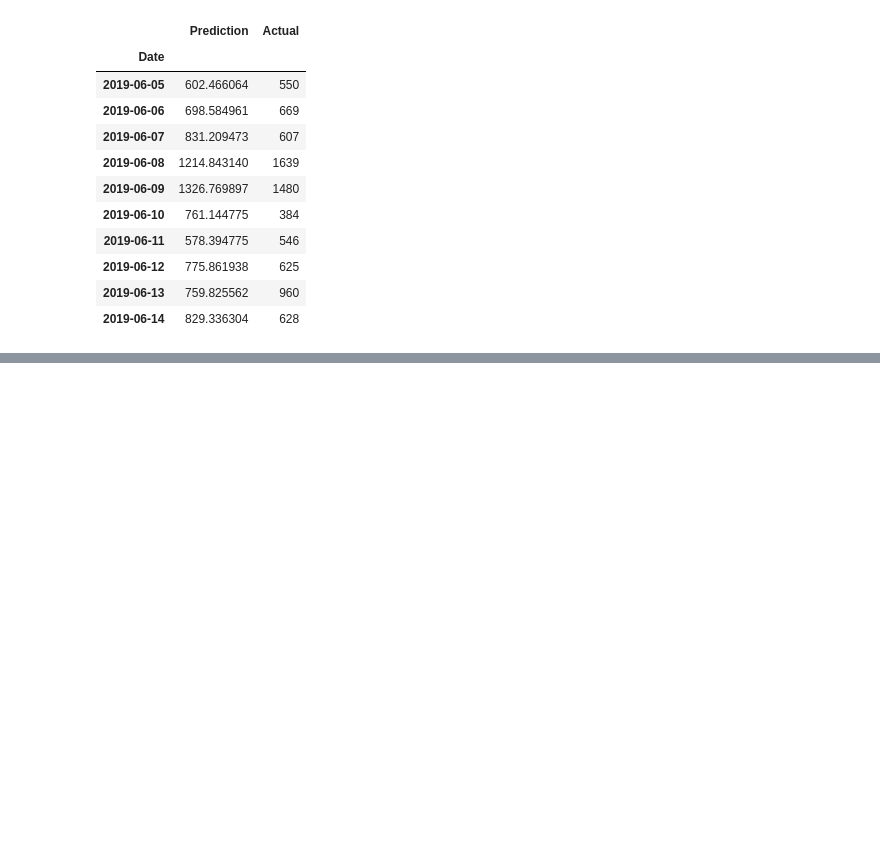
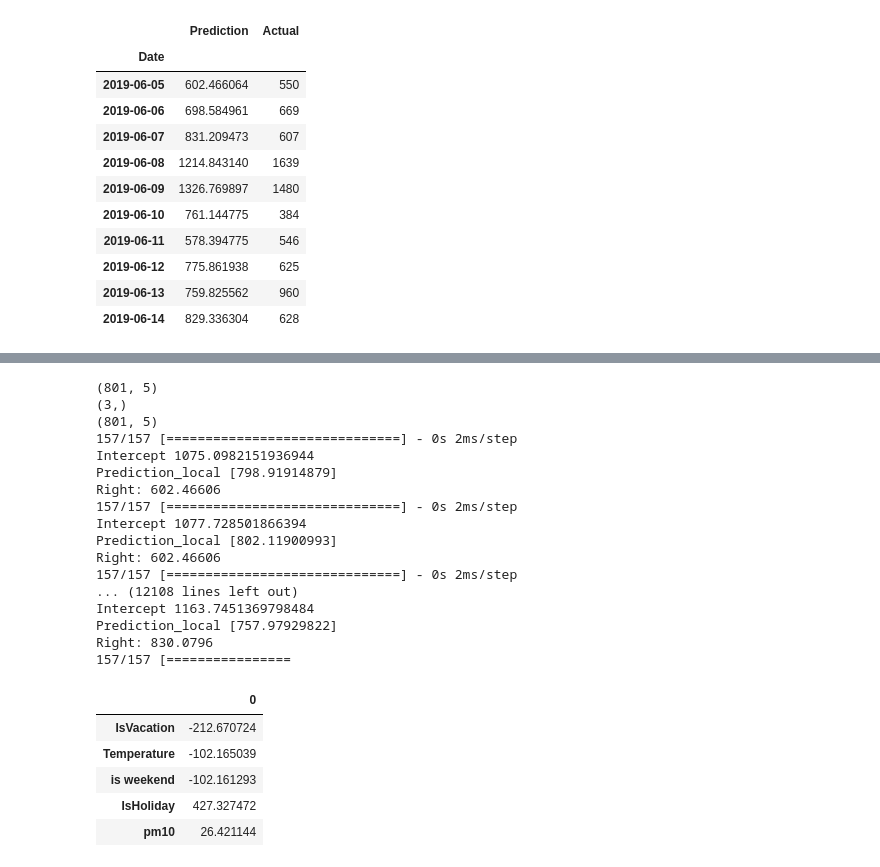
Before and after one commit to LiavCohn/nature-reserves-paper, a Jupyter notebook: Model NN/NN-En-Gedi without last year.ipynb, the cells around one changed output, grey strips where cells are left out. Saved outputs shown, nothing was run; the diff lists cells and outputs as text; code cells hidden in the pictures; blank space fills up the shorter version.

Commit message:
lime update - avg lime

```diff
--- a/Model NN/NN-En-Gedi without last year.ipynb
+++ b/Model NN/NN-En-Gedi without last year.ipynb
@@ -225,0 +206,26 @@ Right: 831.2095
+# %%
+function.getLimeAvg(X_test_scaled=X_test_scaled,X_train_scaled=X_train_scaled,X_train=X_train,model=model)
+# %% [output]
+(801, 5)
+(3,)
+(801, 5)
+157/157 [==============================] - 0s 2ms/step
+Intercept 1075.0982151936944
+Prediction_local [798.91914879]
+Right: 602.46606
+157/157 [==============================] - 0s 2ms/step
+Intercept 1077.728501866394
+Prediction_local [802.11900993]
+Right: 602.46606
+157/157 [==============================] - 0s 2ms/step
+... (12108 lines left out)
+Intercept 1163.7451369798484
+Prediction_local [757.97929822]
+Right: 830.0796
+157/157 [================
+|  | 0 |
+| IsVacation | -212.670724 |
+| Temperature | -102.165039 |
+| is weekend | -102.161293 |
+| IsHoliday | 427.327472 |
+| pm10 | 26.421144 |
```
Also changed, not shown: parts of 4 cells of this notebook, 4 other files.
